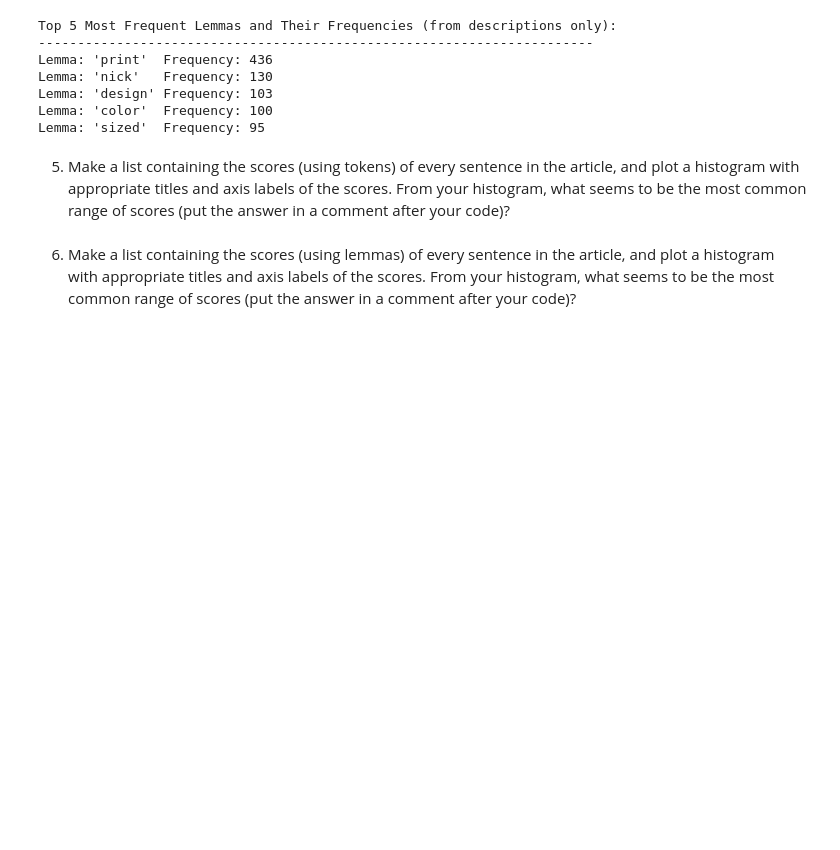
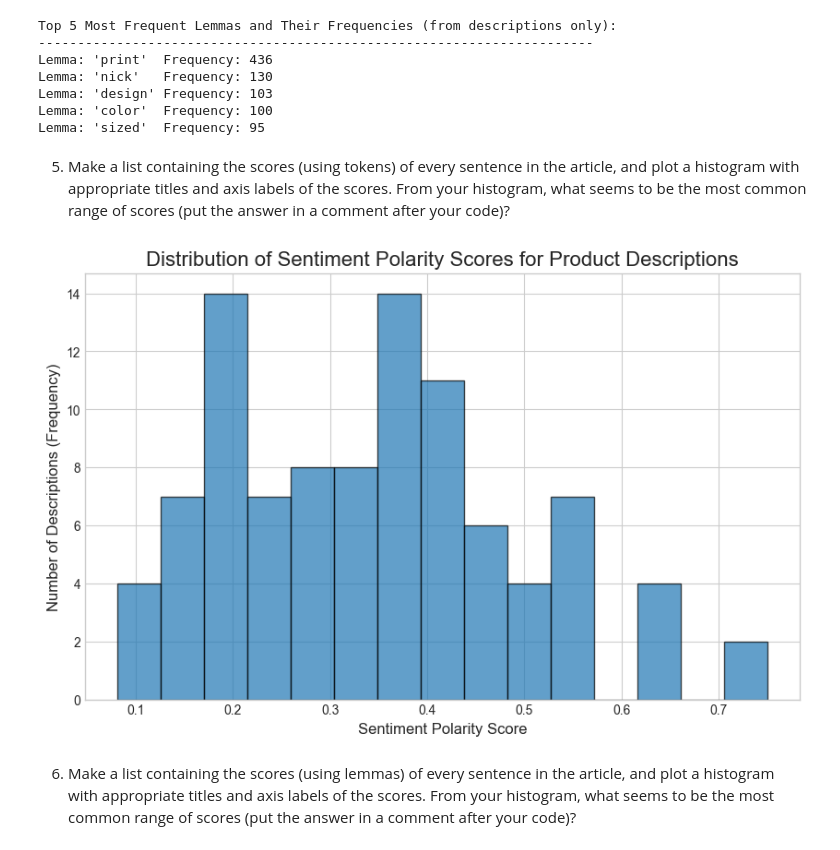
Before and after one commit to matthewpblock/P7-article-summarizer, a Jupyter notebook: article-summarizer.ipynb, the cells around one changed output. Saved outputs shown, nothing was run; the diff lists cells and outputs as text; code cells hidden in the pictures; blank space fills up the shorter version.

```diff
--- a/article-summarizer.ipynb
+++ b/article-summarizer.ipynb
@@ -263,5 +263,65 @@ Lemma: 'color'  Frequency: 100
 Lemma: 'sized'  Frequency: 95
 # %% [markdown]
 5. Make a list containing the scores (using tokens) of every sentence in the article, and plot a histogram with appropriate titles and axis labels of the scores. From your histogram, what seems to be the most common range of scores (put the answer in a comment after your code)?
+# %%
+### Since there were 96 descriptions, I decided to analyze the sentiment of each description and plot a histogram of the polarity scores rather than breaking it down by sentences.
+
+# Define the full path to your HTML file
+html_file_path = r'nick-kuchar_titles_and_descriptions.html'
+
+# A list to hold the polarity score of each description
+polarity_scores = []
+
+try:
+    # --- Step 1: Read and parse the HTML file ---
+    with open(html_file_path, 'r', encoding='utf-8') as f:
+        html_content = f.read()
+
+    soup = BeautifulSoup(html_content, 'html.parser')
+
+    # --- Step 2: Find all product entries and calculate sentiment for each description ---
+    # We iterate through each 'product-entry' div to process them one by one.
+    product_entries = soup.find_all('div', class_='product-entry')
+
+    for entry in product_entries:
+        # Find the description paragraph within the entry
+        description_tag = entry.find('p')
+        if description_tag:
+            description_text = description_tag.get_text()
+
+            # Create a TextBlob object for the description
+            blob = TextBlob(description_text)
+
+            # Calculate and store the polarity score
+            polarity_scores.append(blob.sentiment.polarity)
+
+    # --- Step 3: Plot a histogram of the scores ---
+    if polarity_scores:
+        plt.style.use('seaborn-v0_8-whitegrid') # Use a nice style for the plot
+        plt.figure(figsize=(10, 6))
+
+        # Create the histogram. Bins are set to 15 for good granularity.
+        plt.hist(polarity_scores, bins=15, edgecolor='black', alpha=0.7)
+
+        # Add appropriate titles and labels
+        plt.title('Distribution of Sentiment Polarity Scores for Product Descriptions', fontsize=16)
+        plt.xlabel('Sentiment Polarity Score', fontsize=12)
+        plt.ylabel('Number of Descriptions (Frequency)', fontsize=12)
+
+        # Display the plot
+        plt.show()
+    else:
+        print("No descriptions were found to analyze.")
+
+except FileNotFoundError:
+    print(f"Error: The file was not found at the specified path: {html_file_path}")
+except Exception as e:
+    print(f"An error occurred: {e}")
+
+# Analysis of the histogram:
+# Based on the histogram, the vast majority of descriptions have a positive sentiment, as one might expect from marketing copy of product descriptions (especially travel posters of Hawaii).
+# The most common range of scores appears to be between approximately 0.2 and 0.4 indicating a consistently positive but not overly exaggerated tone in the product descriptions.
+# %% [output]
+[figure, added]
 # %% [markdown]
 6. Make a list containing the scores (using lemmas) of every sentence in the article, and plot a histogram with appropriate titles and axis labels of the scores.  From your histogram, what seems to be the most common range of scores (put the answer in a comment after your code)?
```
Also changed, not shown: parts of 1 cell of this notebook.
